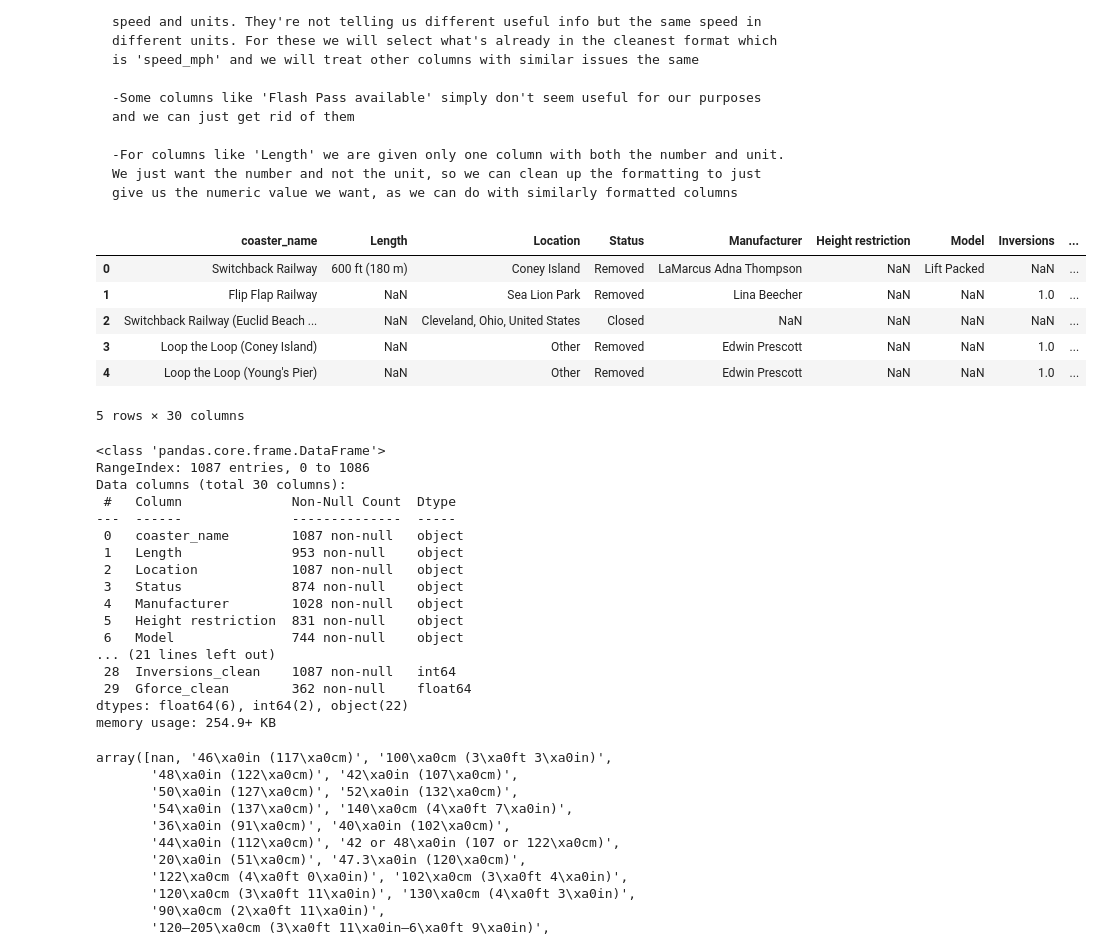
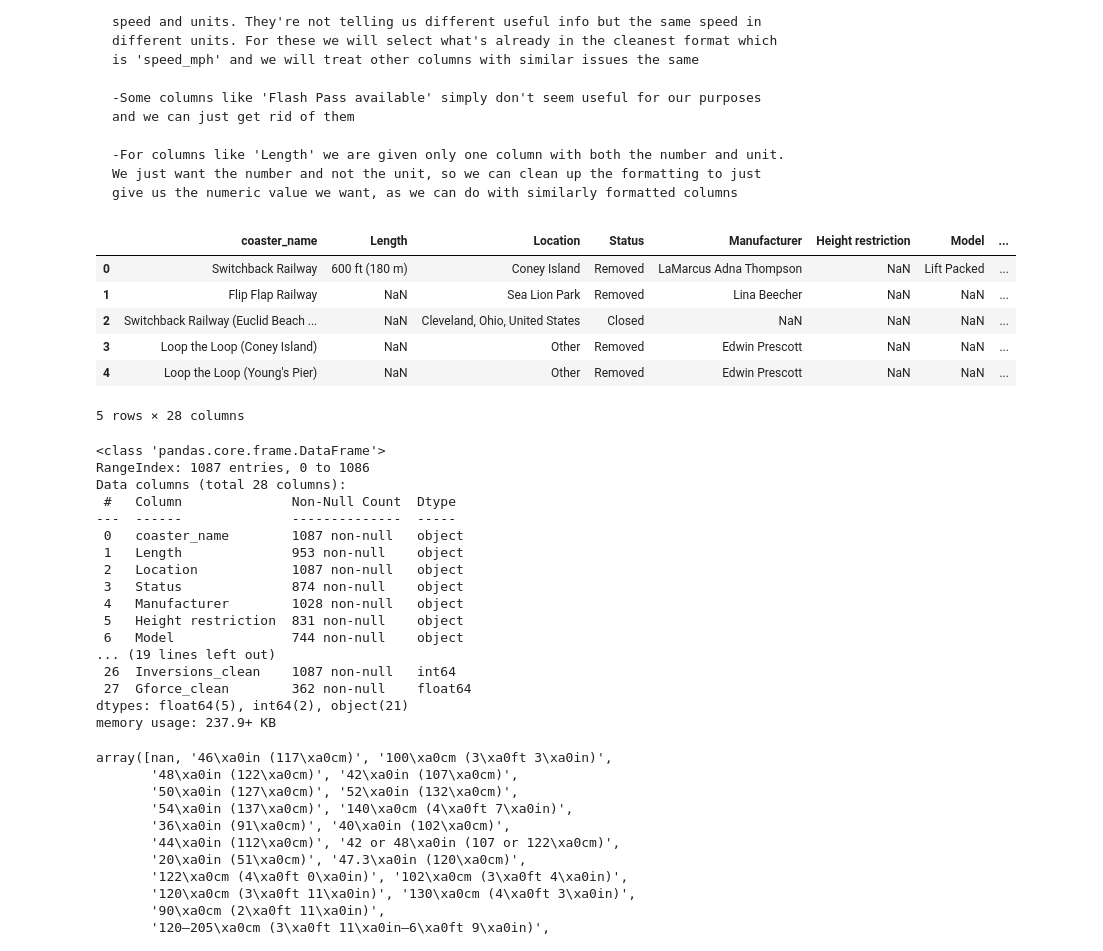
Before and after one commit to damienmha/coaster-classification, a Jupyter notebook: roller_coaster2.ipynb, the cells around one changed output. Saved outputs shown, nothing was run; the diff lists cells and outputs as text; code cells hidden in the pictures.

Commit message:
add data cleaning and models for 2nd dataset

```diff
--- a/roller_coaster2.ipynb
+++ b/roller_coaster2.ipynb
@@ -198,27 +201,27 @@ memory usage: 475.7+ KB
 
     -For columns like 'Length' we are given only one column with both the number and unit. We just want the number and not the unit, so we can clean up the formatting to just give us the numeric value we want, as we can do with similarly formatted columns
 # %%
-columns_to_drop = ['Speed', 'Type', 'Height', 'Opening date', 'Park section', 'Soft opening date', 'Fast Lane available', 'Replaced',
+columns_to_drop = ['Speed', 'Theme', 'Type', 'Height', 'Inversions', 'Opening date', 'Park section', 'Soft opening date', 'Fast Lane available', 'Replaced',
                     'Fastrack available', 'Soft opening date.1','Closing date', 'Opened', 'Replaced by', 'Website',
                     'Flash Pass available', 'Flash Pass Available', 'Must transfer from wheelchair', 'Single rider line available',
                      'Flash Pass available', 'speed1', 'speed2', 'speed1_value', 'speed1_unit', 'height_value',
                     'height_unit', 'Name', 'G-force']
 df.drop(columns=columns_to_drop, inplace=True)
 df.head()
 # %% [output]
-|  | coaster_name | Length | Location | Status | Manufacturer | Height restriction | Model | Inversions | ... |
-| 0 | Switchback Railway | 600 ft (180 m) | Coney Island | Removed | LaMarcus Adna Thompson | NaN | Lift Packed | NaN | ... |
-| 1 | Flip Flap Railway | NaN | Sea Lion Park | Removed | Lina Beecher | NaN | NaN | 1.0 | ... |
-| 2 | Switchback Railway (Euclid Beach ... | NaN | Cleveland, Ohio, United States | Closed | NaN | NaN | NaN | NaN | ... |
-| 3 | Loop the Loop (Coney Island) | NaN | Other | Removed | Edwin Prescott | NaN | NaN | 1.0 | ... |
-| 4 | Loop the Loop (Young's Pier) | NaN | Other | Removed | Edwin Prescott | NaN | NaN | 1.0 | ... |
+|  | coaster_name | Length | Location | Status | Manufacturer | Height restriction | Model | ... |
+| 0 | Switchback Railway | 600 ft (180 m) | Coney Island | Removed | LaMarcus Adna Thompson | NaN | Lift Packed | ... |
+| 1 | Flip Flap Railway | NaN | Sea Lion Park | Removed | Lina Beecher | NaN | NaN | ... |
+| 2 | Switchback Railway (Euclid Beach ... | NaN | Cleveland, Ohio, United States | Closed | NaN | NaN | NaN | ... |
+| 3 | Loop the Loop (Coney Island) | NaN | Other | Removed | Edwin Prescott | NaN | NaN | ... |
+| 4 | Loop the Loop (Young's Pier) | NaN | Other | Removed | Edwin Prescott | NaN | NaN | ... |
-5 rows × 30 columns
+5 rows × 28 columns
 # %%
 df.info()
 # %% [output]
 <class 'pandas.core.frame.DataFrame'>
 RangeIndex: 1087 entries, 0 to 1086
-Data columns (total 30 columns):
+Data columns (total 28 columns):
  #   Column              Non-Null Count  Dtype
 ---  ------              --------------  -----
  0   coaster_name        1087 non-null   object
@@ -228,11 +231,11 @@ Data columns (total 30 columns):
  4   Manufacturer        1028 non-null   object
  5   Height restriction  831 non-null    object
  6   Model               744 non-null    object
-... (21 lines left out)
- 28  Inversions_clean    1087 non-null   int64
- 29  Gforce_clean        362 non-null    float64
-dtypes: float64(6), int64(2), object(22)
-memory usage: 254.9+ KB
+... (19 lines left out)
+ 26  Inversions_clean    1087 non-null   int64
+ 27  Gforce_clean        362 non-null    float64
+dtypes: float64(5), int64(2), object(21)
+memory usage: 237.9+ KB
 # %%
 df['Height restriction'].unique()[:50]
 # %% [output]
```
Also changed, not shown: parts of 59 cells of this notebook, 2 other files.
